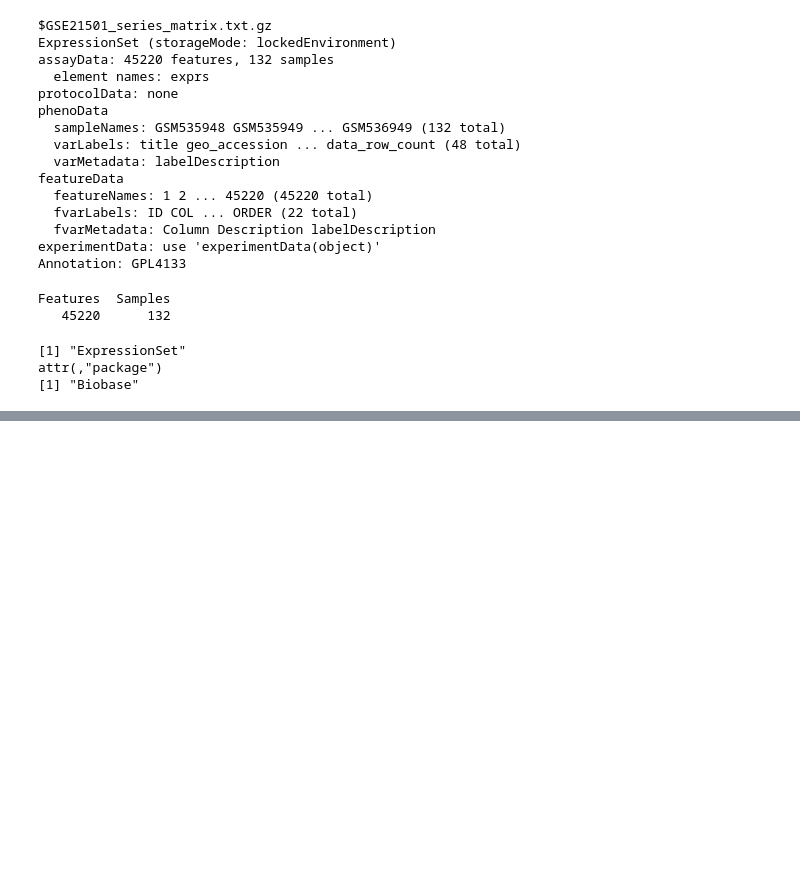
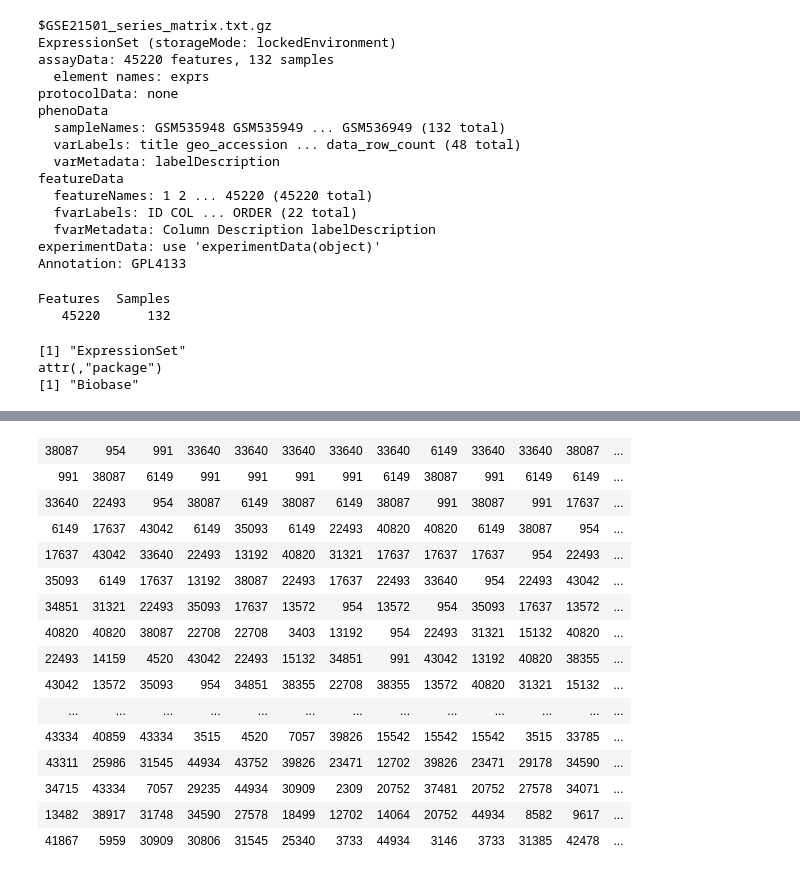
Before and after one commit to Slandert/VirtualMicrodissectionNMF, a Jupyter notebook: VirtualMicrodissectionNMF.ipynb, the cells around one changed output, grey strips where cells are left out. Cells and saved outputs as stored; diff of their text form; code cells hidden in the pictures; blank space fills up the shorter version.

```diff
--- a/VirtualMicrodissectionNMF.ipynb
+++ b/VirtualMicrodissectionNMF.ipynb
@@ -170,0 +148,11 @@ for(i in headers){
+# %%
+G2 <- G
+# %%
+for (j in 1:14){
+    for (i in 1:45220){
+        G2[i, j] <- G2[i,j] - max(G[i, -j])
+    }
+}
+
+#G2 is a matrix of differences between gene loading values (G) and the max loading value for that gene (outside of the present)
+#column.
@@ -170,0 +169,29 @@ for(i in headers){
+# %%
+#G3 is the difference absolute values
+
+G3 <- abs(G2)
+# %%
+topGenes <- mat.or.vec(50,14)
+
+for(i in 1:14){
+    topGenes[,i]<-rownames(head(G3[order(G3[,i], decreasing=TRUE),0],50))
+}
+# %%
+topGenes
+# %% [output]
+| 38087 | 954 | 991 | 33640 | 33640 | 33640 | 33640 | 33640 | 6149 | 33640 | 33640 | 38087 | ... |
+| 991 | 38087 | 6149 | 991 | 991 | 991 | 991 | 6149 | 38087 | 991 | 6149 | 6149 | ... |
+| 33640 | 22493 | 954 | 38087 | 6149 | 38087 | 6149 | 38087 | 991 | 38087 | 991 | 17637 | ... |
+| 6149 | 17637 | 43042 | 6149 | 35093 | 6149 | 22493 | 40820 | 40820 | 6149 | 38087 | 954 | ... |
+| 17637 | 43042 | 33640 | 22493 | 13192 | 40820 | 31321 | 17637 | 17637 | 17637 | 954 | 22493 | ... |
+| 35093 | 6149 | 17637 | 13192 | 38087 | 22493 | 17637 | 22493 | 33640 | 954 | 22493 | 43042 | ... |
+| 34851 | 31321 | 22493 | 35093 | 17637 | 13572 | 954 | 13572 | 954 | 35093 | 17637 | 13572 | ... |
+| 40820 | 40820 | 38087 | 22708 | 22708 | 3403 | 13192 | 954 | 22493 | 31321 | 15132 | 40820 | ... |
+| 22493 | 14159 | 4520 | 43042 | 22493 | 15132 | 34851 | 991 | 43042 | 13192 | 40820 | 38355 | ... |
+| 43042 | 13572 | 35093 | 954 | 34851 | 38355 | 22708 | 38355 | 13572 | 40820 | 31321 | 15132 | ... |
+| ... | ... | ... | ... | ... | ... | ... | ... | ... | ... | ... | ... | ... |
+| 43334 | 40859 | 43334 | 3515 | 4520 | 7057 | 39826 | 15542 | 15542 | 15542 | 3515 | 33785 | ... |
+| 43311 | 25986 | 31545 | 44934 | 43752 | 39826 | 23471 | 12702 | 39826 | 23471 | 29178 | 34590 | ... |
+| 34715 | 43334 | 7057 | 29235 | 44934 | 30909 | 2309 | 20752 | 37481 | 20752 | 27578 | 34071 | ... |
+| 13482 | 38917 | 31748 | 34590 | 27578 | 18499 | 12702 | 14064 | 20752 | 44934 | 8582 | 9617 | ... |
+| 41867 | 5959 | 30909 | 30806 | 31545 | 25340 | 3733 | 44934 | 3146 | 3733 | 31385 | 42478 | ... |
```
Also changed, not shown: parts of 10 cells of this notebook.
